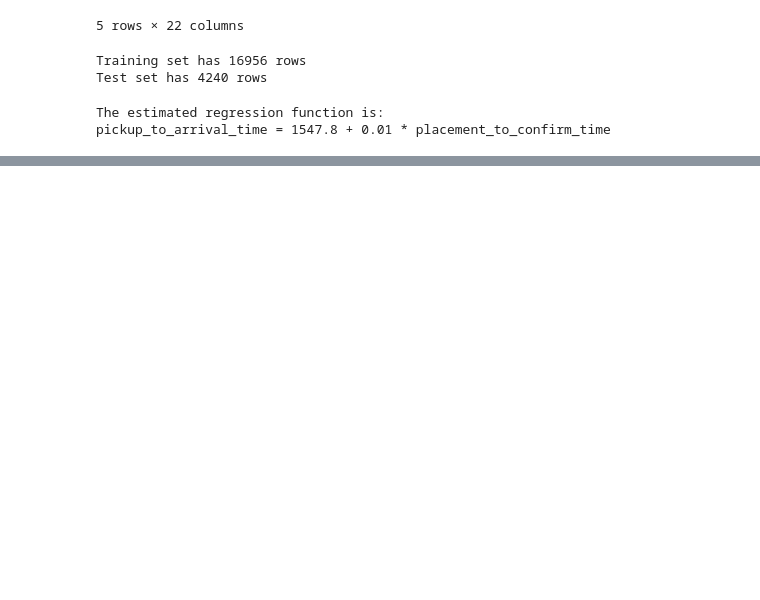
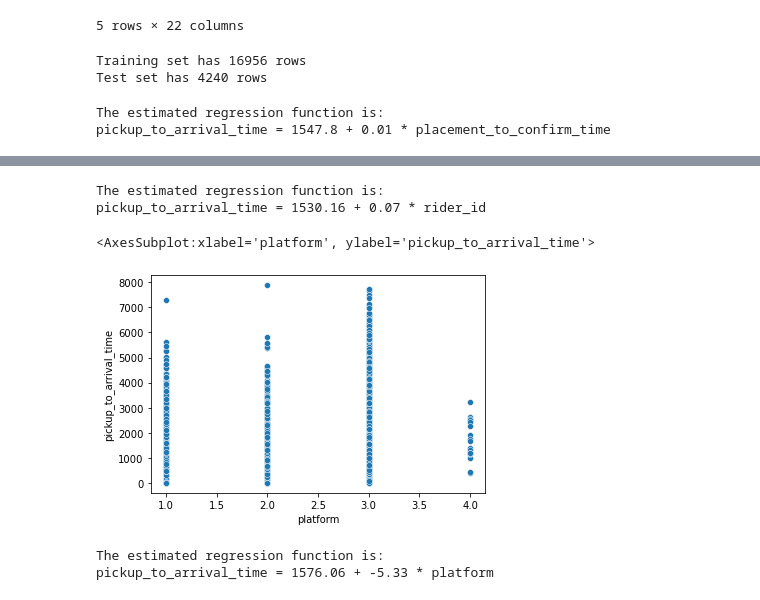
Before and after one commit to jeremylee73/ix-sendy-logistics, a Jupyter notebook: sendy-logistics.ipynb, the cells around one changed output, grey strips where cells are left out. Drawn from its saved outputs; the diff is of its cells as text; code cells hidden in the pictures; blank space fills up the shorter version.

```diff
--- a/sendy-logistics.ipynb
+++ b/sendy-logistics.ipynb
@@ -313,0 +333,21 @@ sns.regplot(x=train[["placement_to_confirm_time"]], y=train["pickup_to_arrival_t
+# %%
+print('The estimated regression function is:\n\
+pickup_to_arrival_time =', np.round(model_rider_id.intercept_,2),
+      '+', np.round(model_rider_id.coef_[0],2), '* rider_id')
+# %% [output]
+The estimated regression function is:
+pickup_to_arrival_time = 1530.16 + 0.07 * rider_id
+# %%
+model_platform = LinearRegression()
+model_platform.fit(X=train[["platform"]], y=train["pickup_to_arrival_time"])
+sns.scatterplot(x="platform", y="pickup_to_arrival_time", data=train)
+# %% [output]
+<AxesSubplot:xlabel='platform', ylabel='pickup_to_arrival_time'>
+[figure, added]
+# %%
+print('The estimated regression function is:\n\
+pickup_to_arrival_time =', np.round(model_platform.intercept_,2),
+      '+', np.round(model_platform.coef_[0],2), '* platform')
+# %% [output]
+The estimated regression function is:
+pickup_to_arrival_time = 1576.06 + -5.33 * platform
```
Also changed, not shown: parts of 9 cells of this notebook.
